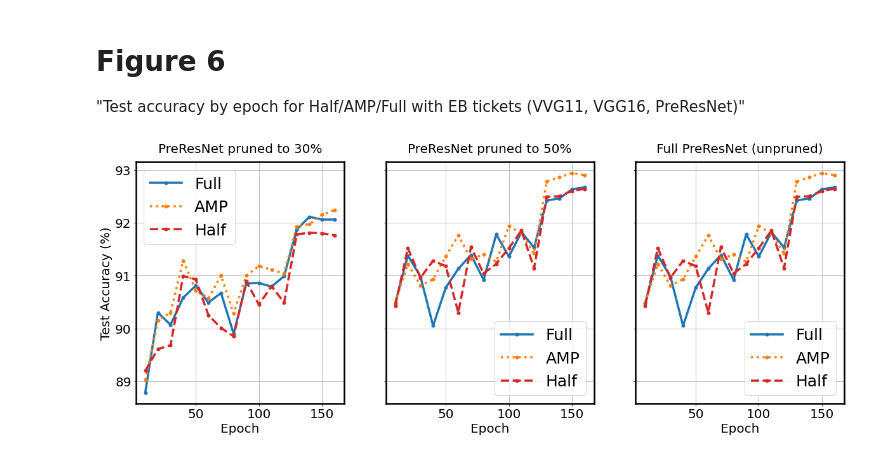
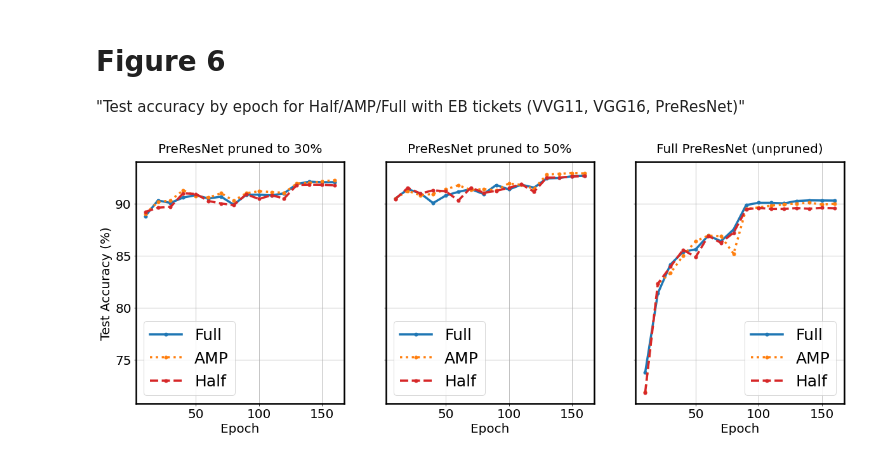
Before and after one commit to kamikazekartik/cs744_assignments, a Jupyter notebook: project/plot_figures.ipynb, the cells around one changed output. Cells and saved outputs as stored; diff of their text form; code cells hidden in the pictures.

```diff
--- a/project/plot_figures.ipynb
+++ b/project/plot_figures.ipynb
@@ -622,35 +622,35 @@ df_30 = df_30[orders]
 df_50 = df[(df['prune']=="50") & (df['test_acc']!=-1)]
 df_50 = df_50.pivot(index='epoch', columns='precision', values='test_acc')
 df_50 = df_50[orders]
-df_100 = df[(df['prune']=="50") & (df['test_acc']!=-1)]
+df_100 = df[(df['prune']=="full") & (df['test_acc']!=-1)]
 df_100 = df_100.pivot(index='epoch', columns='precision', values='test_acc')
 df_100 = df_100[orders]
 fig, axes = plt.subplots(nrows=1, ncols=3, sharex=True, sharey=True, figsize=(20,7))
 colors = dict(mcolors.BASE_COLORS, **mcolors.CSS4_COLORS)
 # Sort colors by hue, saturation, value and name.
 by_hsv = sorted((tuple(mcolors.rgb_to_hsv(mcolors.to_rgba(color)[:3])), name)
                 for name, color in colors.items())
 rc('axes', linewidth=2.5)
 matplotlib.rcParams['pdf.fonttype'] = 42
 matplotlib.rcParams['ps.fonttype'] = 42
 matplotlib.rc('xtick', labelsize=20)
 matplotlib.rc('ytick', labelsize=20)
 colors = ['C0', 'C1', 'C3']
 df_30.plot(ax=axes[0], style=styles, color=colors, grid=True, marker=".", linewidth=3.5, markersize=10, markevery=1)
 df_50.plot(ax=axes[1], style=styles, color=colors, grid=True, marker=".", linewidth=3.5, markersize=10, markevery=1)
 df_100.plot(ax=axes[2], style=styles, color=colors, grid=True, marker=".", linewidth=3.5, markersize=10, markevery=1)
 legend_properties = {'size':25}
 axes[0].legend(prop=legend_properties)
 axes[1].legend(prop=legend_properties)
 axes[2].legend(prop=legend_properties)
 axes[0].set_title('PreResNet pruned to 30%', pad=15, size=20)
 axes[1].set_title('PreResNet pruned to 50%', pad=15, size=20)
 axes[2].set_title('Full PreResNet (unpruned)', pad=15, size=20)
 axes[0].set_xlabel("Epoch", size=20)
 axes[1].set_xlabel("Epoch", size=20)
 axes[2].set_xlabel("Epoch", size=20)
 axes[0].set_ylabel("Test Accuracy (%)", size=20)
 #plt.ylim(0, 100)
 plt.show()
 # %% [output]
-[figure, old version]
+[figure, new version]
```
